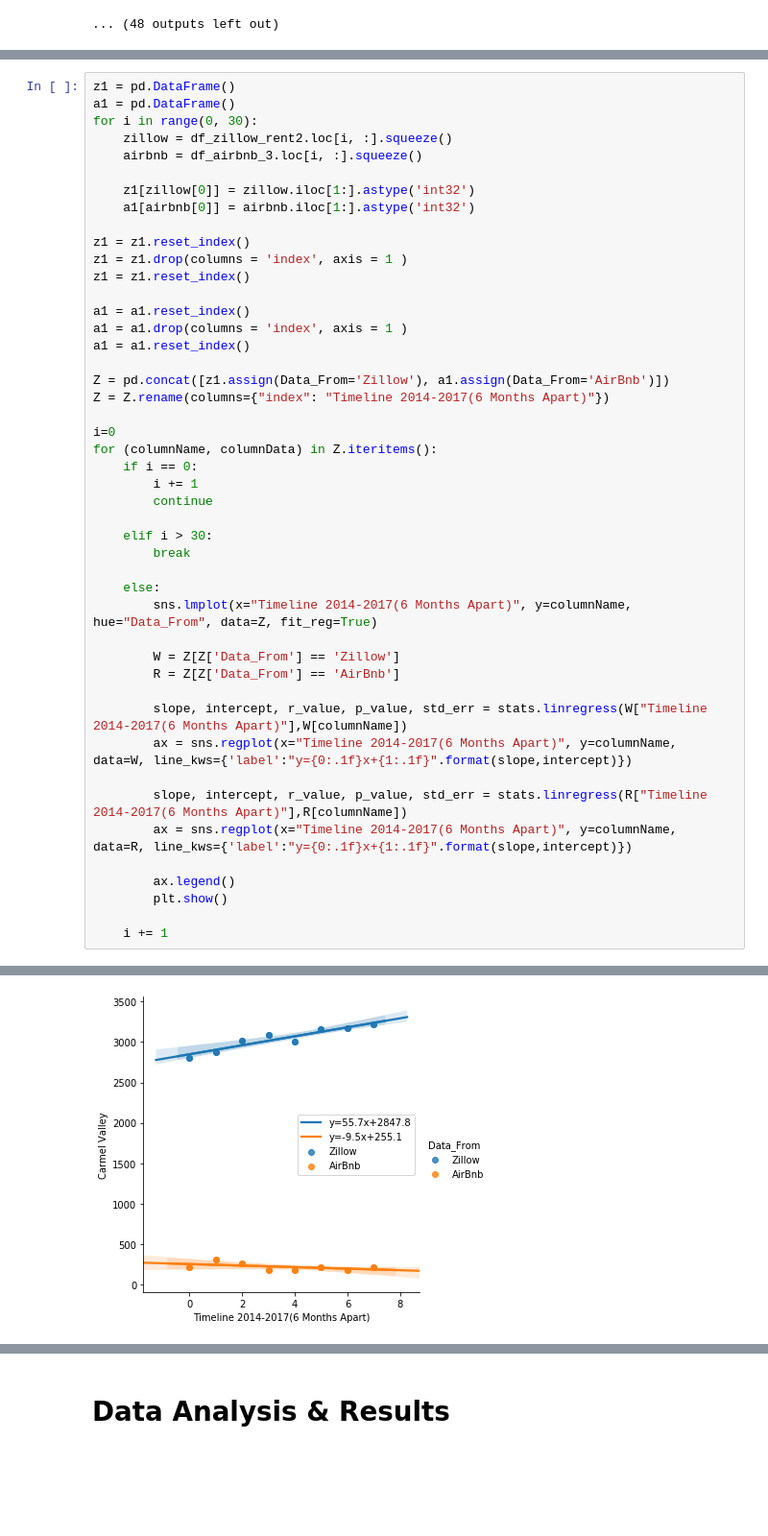
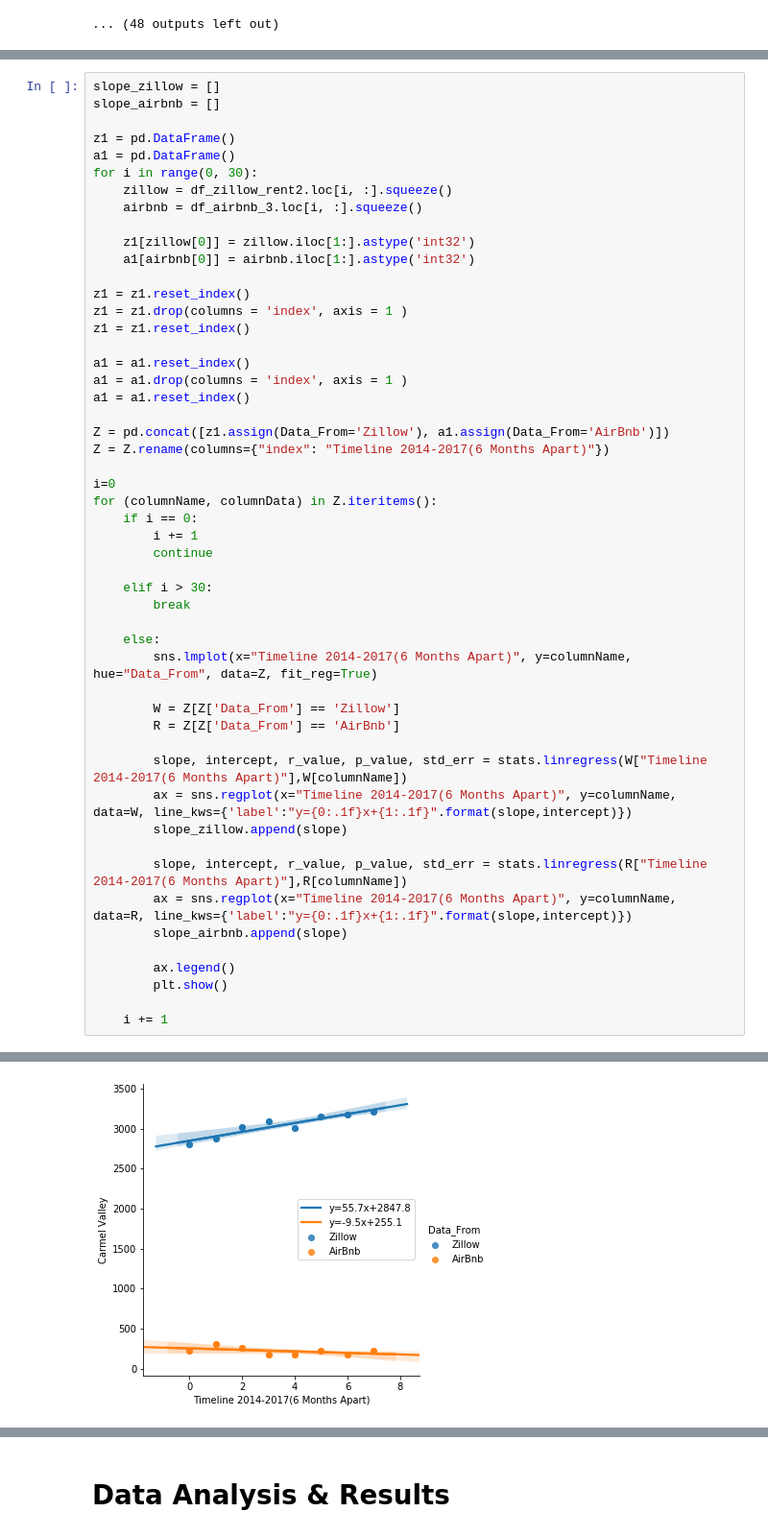
Before and after one commit to aaronaher619/COGS-108-Final-Project, a Jupyter notebook: PUSH.ipynb, the cells around one changed output, grey strips where cells are left out. Shown at 96% size. Saved outputs shown, nothing was run; the diff lists cells and outputs as text; blank space fills up the shorter version.

Commit message:
Regression Chart Done

```diff
--- a/PUSH.ipynb
+++ b/PUSH.ipynb
@@ -503,6 +503,9 @@ df_zillow_rent2
 | 28 | Talmadge | 1881.0 | 1881.0 | 1951.0 | 2031.0 | 2065.0 | 2104.0 | 2111.0 | 2164.0 |
 | 29 | University City | 2168.0 | 2209.0 | 2328.0 | 2335.0 | 2426.0 | 2485.0 | 2490.0 | 2528.0 |
 # %%
+slope_zillow = []
+slope_airbnb = []
+
 z1 = pd.DataFrame()
 a1 = pd.DataFrame()
 for i in range(0, 30):
@@ -524,34 +527,36 @@ Z = pd.concat([z1.assign(Data_From='Zillow'), a1.assign(Data_From='AirBnb')])
 Z = Z.rename(columns={"index": "Timeline 2014-2017(6 Months Apart)"})
 
 i=0
 for (columnName, columnData) in Z.iteritems():
     if i == 0:
         i += 1
         continue
 
     elif i > 30:
         break
 
     else:
         sns.lmplot(x="Timeline 2014-2017(6 Months Apart)", y=columnName, hue="Data_From", data=Z, fit_reg=True)
 
         W = Z[Z['Data_From'] == 'Zillow']
         R = Z[Z['Data_From'] == 'AirBnb']
 
         slope, intercept, r_value, p_value, std_err = stats.linregress(W["Timeline 2014-2017(6 Months Apart)"],W[columnName])
         ax = sns.regplot(x="Timeline 2014-2017(6 Months Apart)", y=columnName, data=W, line_kws={'label':"y={0:.1f}x+{1:.1f}".format(slope,intercept)})
+        slope_zillow.append(slope)
 
         slope, intercept, r_value, p_value, std_err = stats.linregress(R["Timeline 2014-2017(6 Months Apart)"],R[columnName])
         ax = sns.regplot(x="Timeline 2014-2017(6 Months Apart)", y=columnName, data=R, line_kws={'label':"y={0:.1f}x+{1:.1f}".format(slope,intercept)})
+        slope_airbnb.append(slope)
 
         ax.legend()
         plt.show()
 
     i += 1
 # %% [output]
 [figure]
 [figure]
-[figure, old version]
+[figure, new version]
 [figure]
 [figure]
 [figure]
```
Also changed, not shown: parts of 2 cells of this notebook.
